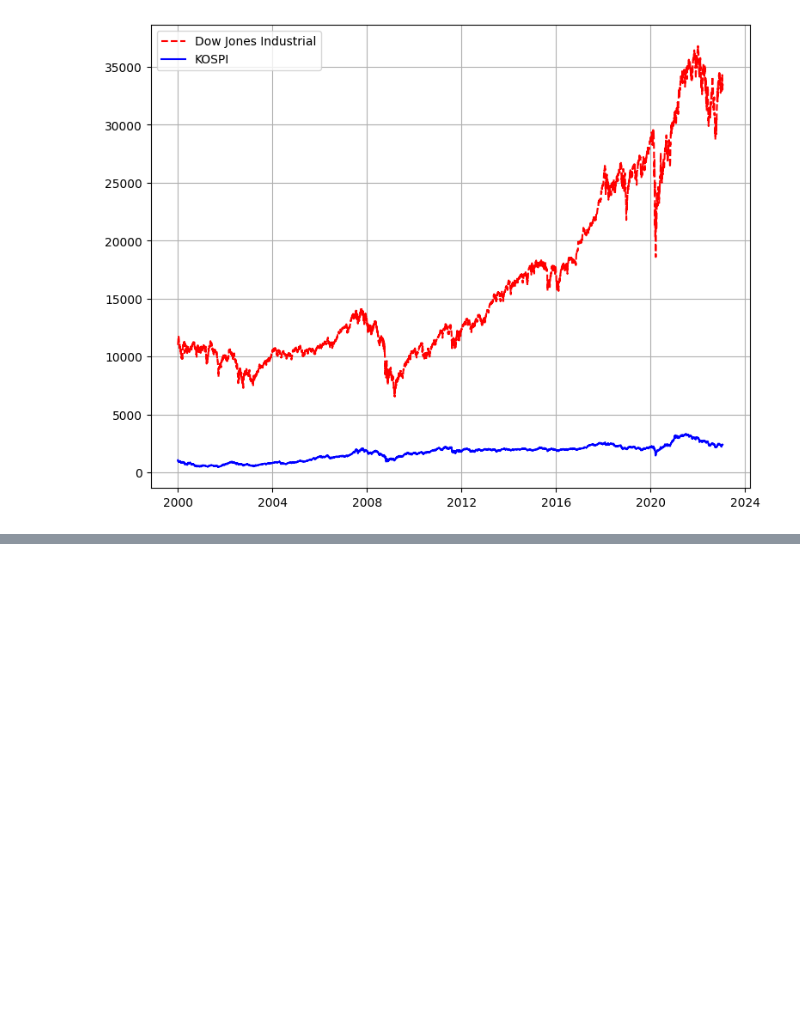
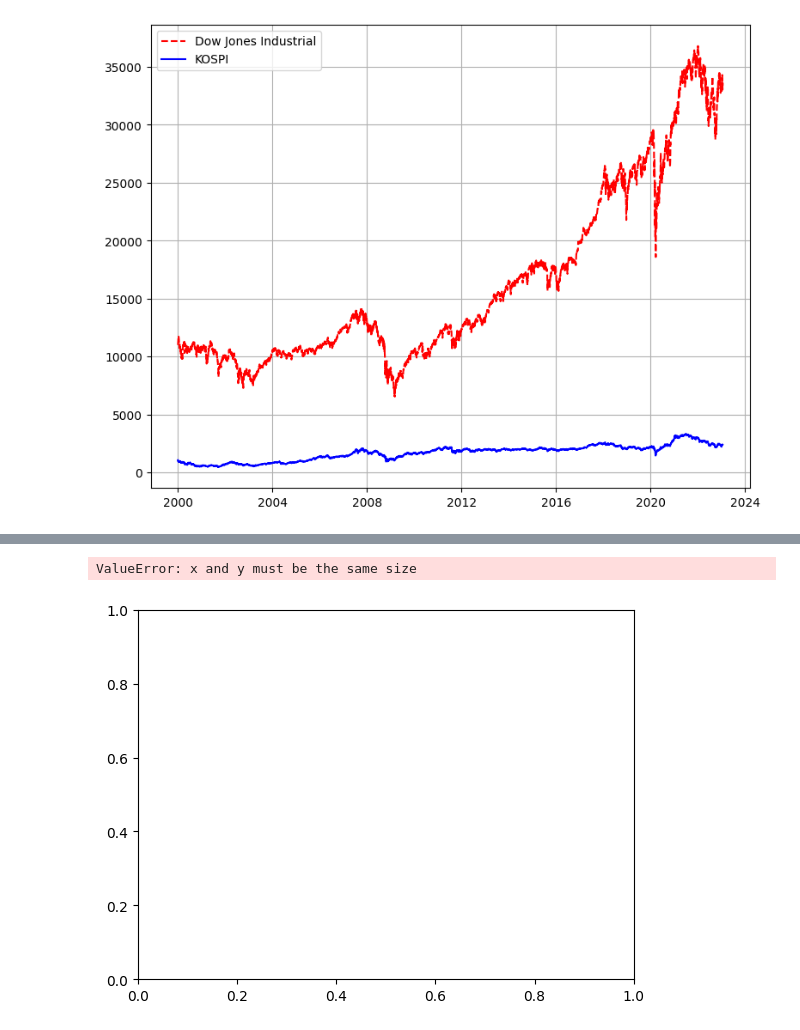
Before and after one commit to SilverRain0716/my-project, a Jupyter notebook: Stock_analysis/MyPractics/kospi_dow.ipynb, the cells around one changed output, grey strips where cells are left out. Cells and saved outputs as stored; diff of their text form; code cells hidden in the pictures; blank space fills up the shorter version.

```diff
--- a/Stock_analysis/MyPractics/kospi_dow.ipynb
+++ b/Stock_analysis/MyPractics/kospi_dow.ipynb
@@ -20,0 +37,5 @@ plt.show()
+# %%
+plt.scatter(dow, kospi, marker='.')
+# %% [output]
+ValueError: x and y must be the same size
+[figure, added]
```
Also changed, not shown: parts of 16 cells of this notebook.
